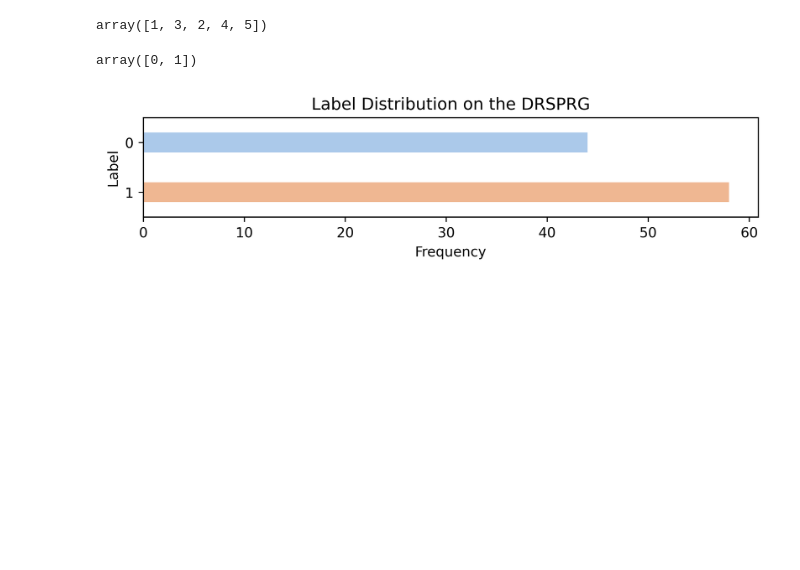
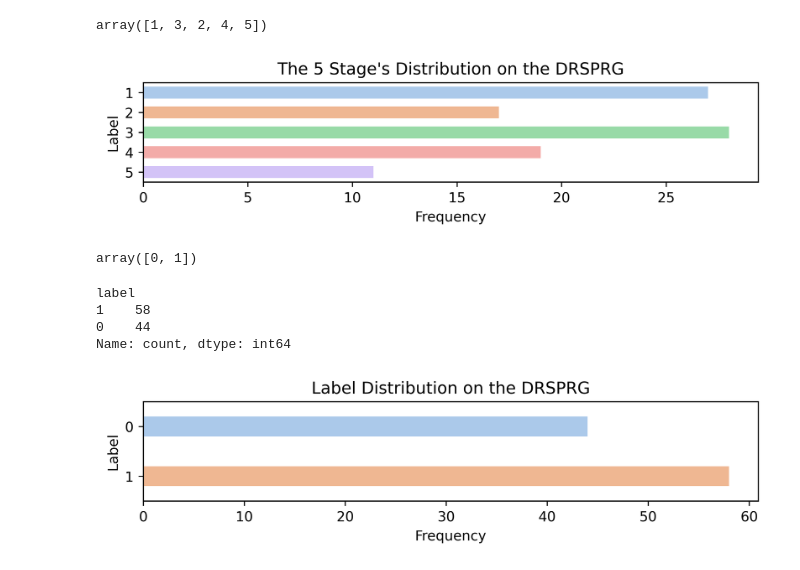
Before and after one commit to HyanBatista/chronic-kidney-disease, a Jupyter notebook: notebooks/04_preprocessing.ipynb, the cells around one changed output. Cells and saved outputs as stored; diff of their text form; code cells hidden in the pictures; blank space fills up the shorter version.

Commit message:
feat: add new figure

```diff
--- a/notebooks/04_preprocessing.ipynb
+++ b/notebooks/04_preprocessing.ipynb
@@ -48,6 +48,20 @@ memory usage: 8.8+ KB
 df["ckd"].unique()
 # %% [output]
 array([1, 3, 2, 4, 5])
+# %%
+plt.figure(figsize=(8, 2), dpi=600)
+sns.countplot(
+    data=df, y="ckd", hue="ckd", width=0.6, palette="pastel", legend=False
+)
+plt.title(f"The 5 Stage's Distribution on the {DATASET_NAME.upper()}")
+plt.ylabel("Label")
+plt.xlabel("Frequency")
+plt.gcf().subplots_adjust(top=0.80)
+plt.gcf().subplots_adjust(bottom=0.30)
+plt.savefig(f"../images/{DATASET_NAME.lower()}_5_stages_dist.pdf")
+plt.show()
+# %% [output]
+[figure, added]
 # %%
 class_0_stages = [1, 2]
 class_1_stages = [3, 4, 5]
@@ -56,6 +70,13 @@ df["label"] = df["ckd"].apply(lambda x: 0 if x in class_0_stages else 1)
 df["label"].unique()
 # %% [output]
 array([0, 1])
+# %%
+df["label"].value_counts()
+# %% [output]
+label
+1    58
+0    44
+Name: count, dtype: int64
 # %%
 plt.figure(figsize=(8, 2), dpi=600)
 sns.countplot(
```
Also changed, not shown: parts of 1 cell of this notebook, 5 other files.
